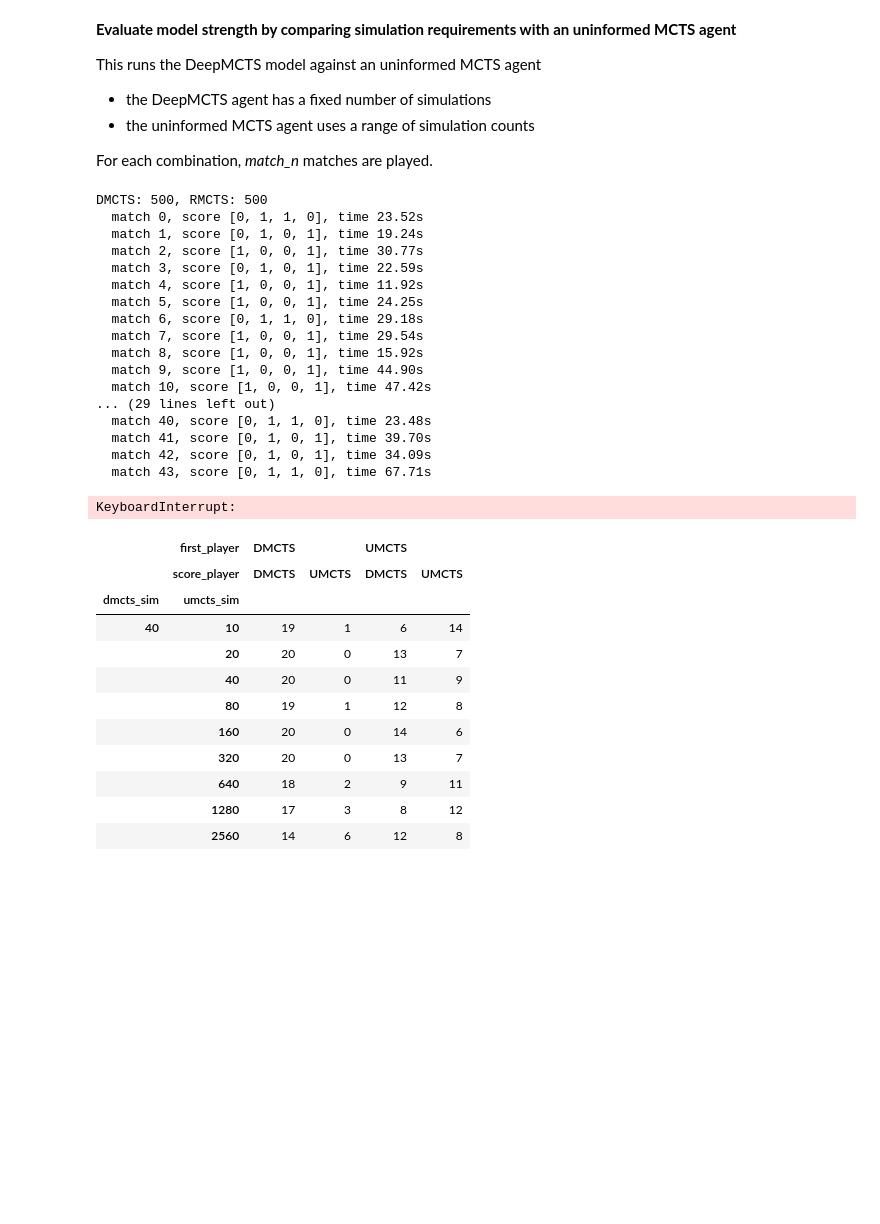
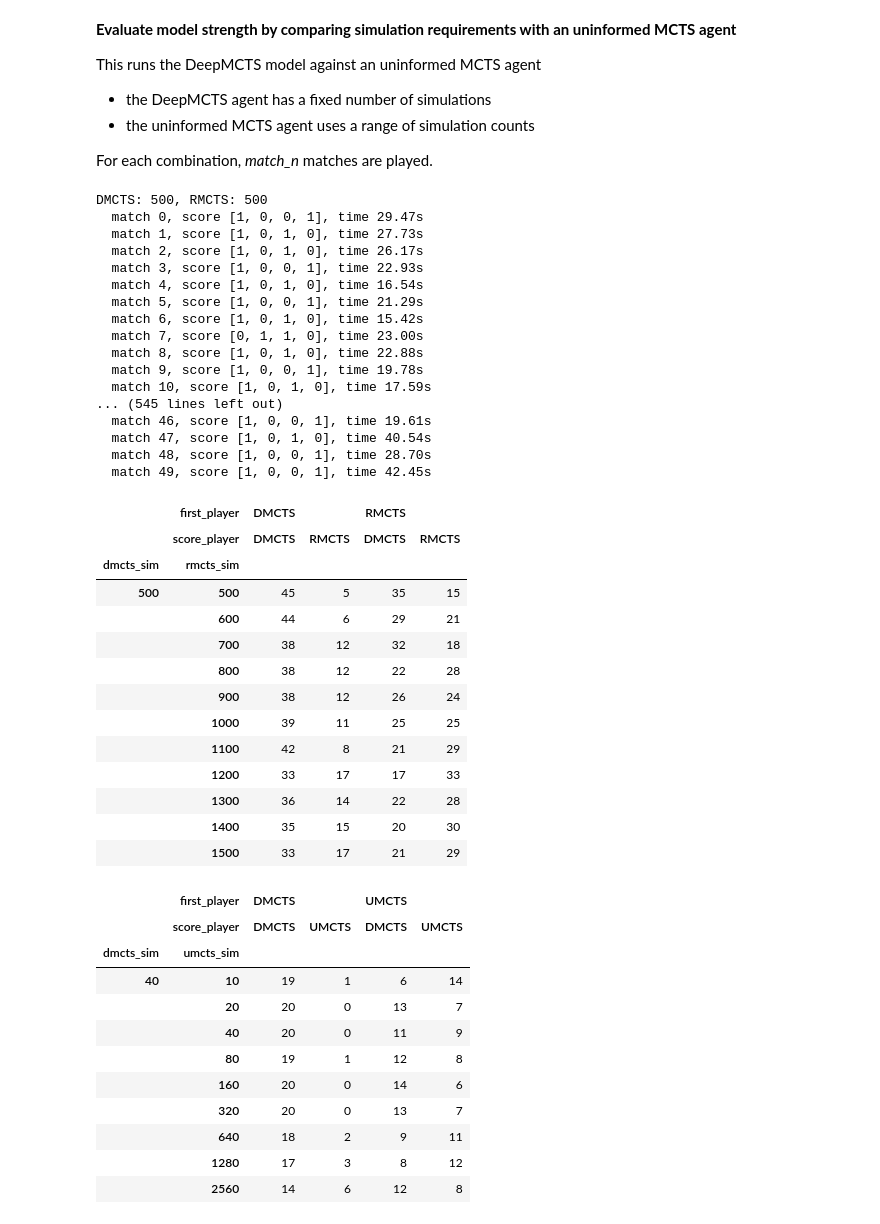
Before and after one commit to phil-hawkins/multiplayer-alphazero, a Jupyter notebook: notebooks/vortex_experiments.ipynb, the cells around one changed output. Cells and saved outputs as stored; diff of their text form; code cells hidden in the pictures; blank space fills up the shorter version.

```diff
--- a/notebooks/vortex_experiments.ipynb
+++ b/notebooks/vortex_experiments.ipynb
@@ -18,7 +18,7 @@ All experiments will use the same model checkpoint for model weights.
 
 The model was initially trainined for the *Vortex_5_20* game/input shape. 5 is the board side size: a 25 node Vortex board which approximates a 5x5 Hex board in topology. 20 is the number of message passing steps in the construction of the neural network input.
 # %%
-checkpoint = '350'
+checkpoint = '0'
 # %% [markdown]
 A match is two games played with the same vortex board topology. On the first game player 0 plays first, on the second player 1 plays first.
 
@@ -68,17 +68,17 @@ This runs the DeepMCTS model against an uninformed MCTS agent
 
 For each combination, *match_n* matches are played.
 # %%
-def simulations_compare(dmcts_sims, umcts_sims, match_n):
-    game = Vortex_5_20()
-    nn = NeuralNetwork(game, VorNet, cuda=True)
-    nn.load(checkpoint)
+def simulations_compare(dmcts_sims, umcts_sims, match_n, nn_checkpoint):
+    game = Vortex_5_mctspt()
+    nn = NeuralNetwork(game, VorNetBN, cuda=True)
+    nn.load(nn_checkpoint)
     results = []
 
     for dmcts_sim in dmcts_sims:
         for umcts_sim in umcts_sims:
             deep_mcts = DeepMCTSPlayer(game, nn, simulations=dmcts_sim)
-            uninformed = RolloutMCTSPlayer(game, simulations=umcts_sim)
-            players = [deep_mcts, uninformed]
+            rollout_mcts = RolloutMCTSPlayer(game, simulations=umcts_sim)
+            players = [deep_mcts, rollout_mcts]
 
             print("DMCTS: {}, RMCTS: {}".format(dmcts_sim, umcts_sim))
 
@@ -99,31 +99,46 @@ def simulations_compare(dmcts_sims, umcts_sims, match_n):
     return df
 # %%
 dmcts_sims = [500]
-umcts_sims = range(500, 3501, 500)
+# run to 2200?
+umcts_sims = range(500, 1501, 100)
+# probably needs 500 matches to smooth the results (40 hrs)
 match_n = 50
 
-results_df = simulations_compare(dmcts_sims=dmcts_sims, umcts_sims=umcts_sims, match_n=match_n)
+results_df = simulations_compare(dmcts_sims=dmcts_sims, umcts_sims=umcts_sims, match_n=match_n, nn_checkpoint=checkpoint)
 results_df.to_csv("./notebooks/results/simulations_compare_2.csv")
 results_df.groupby(['dmcts_sim', 'rmcts_sim']).sum()
 # %% [output]
 DMCTS: 500, RMCTS: 500
-  match 0, score [0, 1, 1, 0], time 23.52s
-  match 1, score [0, 1, 0, 1], time 19.24s
-  match 2, score [1, 0, 0, 1], time 30.77s
-  match 3, score [0, 1, 0, 1], time 22.59s
-  match 4, score [1, 0, 0, 1], time 11.92s
-  match 5, score [1, 0, 0, 1], time 24.25s
-  match 6, score [0, 1, 1, 0], time 29.18s
-  match 7, score [1, 0, 0, 1], time 29.54s
-  match 8, score [1, 0, 0, 1], time 15.92s
-  match 9, score [1, 0, 0, 1], time 44.90s
-  match 10, score [1, 0, 0, 1], time 47.42s
-... (29 lines left out)
-  match 40, score [0, 1, 1, 0], time 23.48s
-  match 41, score [0, 1, 0, 1], time 39.70s
-  match 42, score [0, 1, 0, 1], time 34.09s
-  match 43, score [0, 1, 1, 0], time 67.71s
+  match 0, score [1, 0, 0, 1], time 29.47s
+  match 1, score [1, 0, 1, 0], time 27.73s
+  match 2, score [1, 0, 1, 0], time 26.17s
+  match 3, score [1, 0, 0, 1], time 22.93s
+  match 4, score [1, 0, 1, 0], time 16.54s
+  match 5, score [1, 0, 0, 1], time 21.29s
+  match 6, score [1, 0, 1, 0], time 15.42s
+  match 7, score [0, 1, 1, 0], time 23.00s
+  match 8, score [1, 0, 1, 0], time 22.88s
+  match 9, score [1, 0, 0, 1], time 19.78s
+  match 10, score [1, 0, 1, 0], time 17.59s
+... (545 lines left out)
+  match 46, score [1, 0, 0, 1], time 19.61s
+  match 47, score [1, 0, 1, 0], time 40.54s
+  match 48, score [1, 0, 0, 1], time 28.70s
+  match 49, score [1, 0, 0, 1], time 42.45s
-KeyboardInterrupt:
+|  | first_player | DMCTS |  | RMCTS |  |
+|  | score_player | DMCTS | RMCTS | DMCTS | RMCTS |
+| dmcts_sim | rmcts_sim |  |  |  |  |
+| 500 | 500 | 45 | 5 | 35 | 15 |
+|  | 600 | 44 | 6 | 29 | 21 |
+|  | 700 | 38 | 12 | 32 | 18 |
+|  | 800 | 38 | 12 | 22 | 28 |
+|  | 900 | 38 | 12 | 26 | 24 |
+|  | 1000 | 39 | 11 | 25 | 25 |
+|  | 1100 | 42 | 8 | 21 | 29 |
+|  | 1200 | 33 | 17 | 17 | 33 |
+|  | 1300 | 36 | 14 | 22 | 28 |
+|  | 1400 | 35 | 15 | 20 | 30 |
+|  | 1500 | 33 | 17 | 21 | 29 |
 # %%
 dmcts_sims = [40]
 umcts_sims = [10, 20, 40, 80, 160, 320, 640, 1280, 2560]
```
Also changed, not shown: parts of 1 cell of this notebook, 9 other files.
